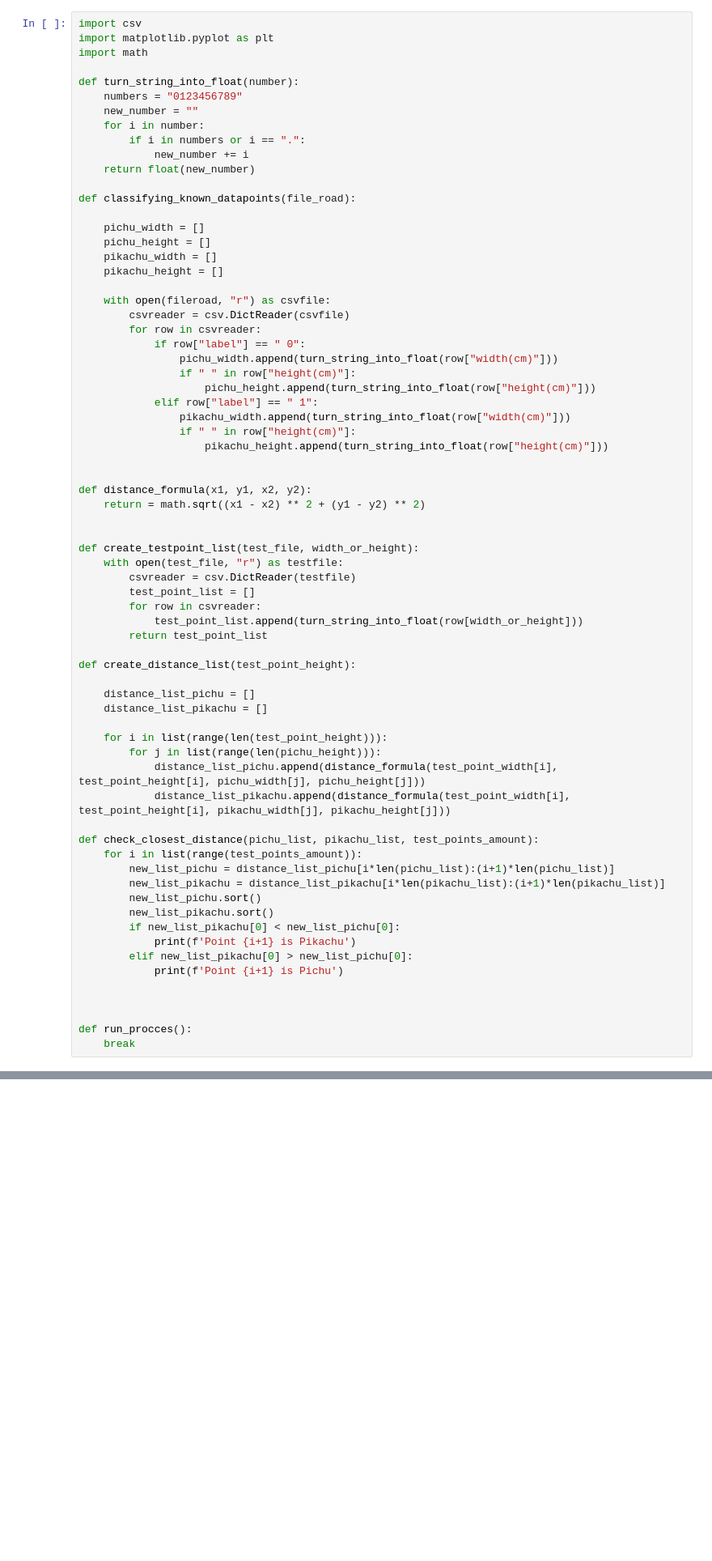
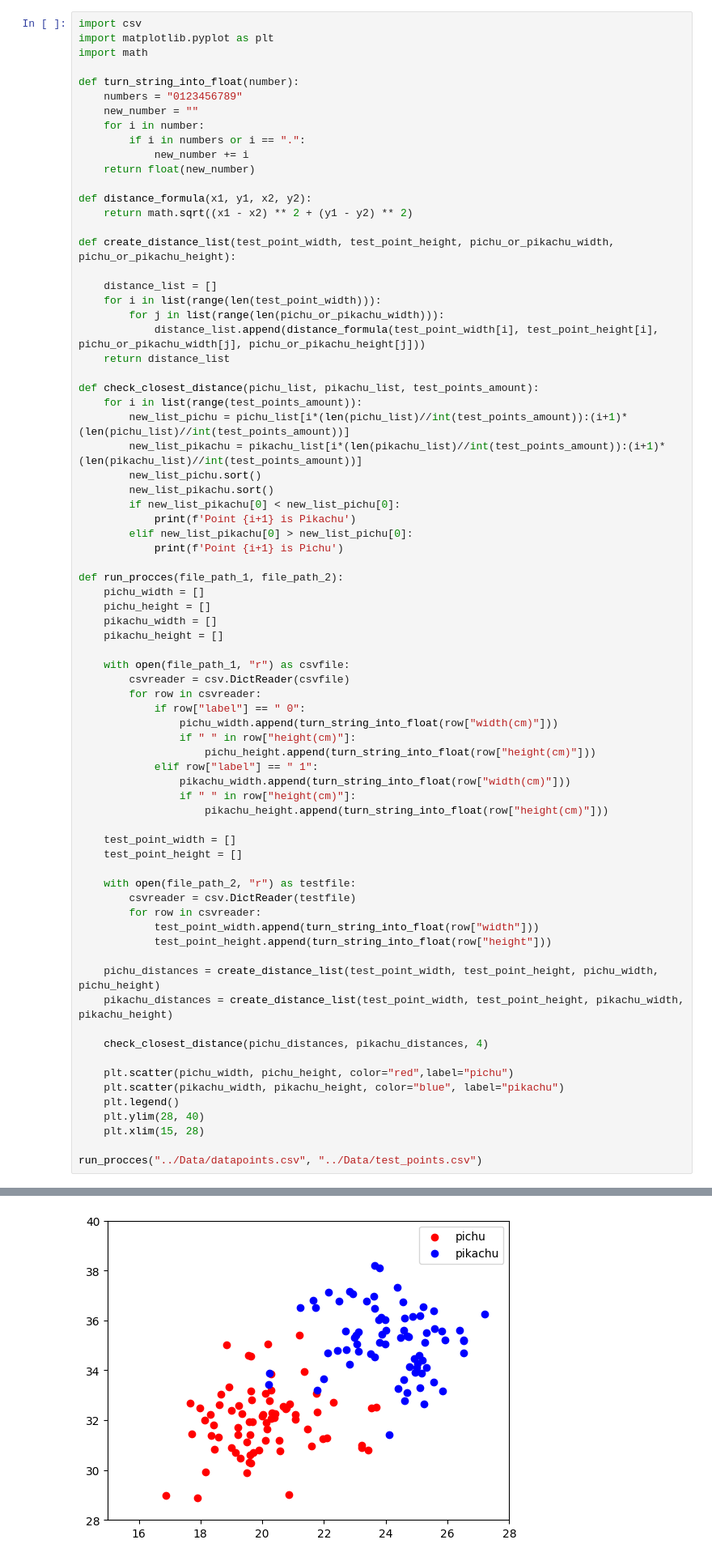
Before and after one commit to Zeepat/Python-Asajad-Hussein, a Jupyter notebook: Labs/labb_2.ipynb, the cells around one changed output, grey strips where cells are left out. Shown: that part at 81% size. Cells and saved outputs as stored; diff of their text form; blank space fills up the shorter version.

Commit message:
finished exercise 1 where a user can input a point

```diff
--- a/Labs/labb_2.ipynb
+++ b/Labs/labb_2.ipynb
@@ -78,14 +81,35 @@ def turn_string_into_float(number):
             new_number += i
     return float(new_number)
 
-def classifying_known_datapoints(file_road):
+def distance_formula(x1, y1, x2, y2):
+    return math.sqrt((x1 - x2) ** 2 + (y1 - y2) ** 2)
 
+def create_distance_list(test_point_width, test_point_height, pichu_or_pikachu_width, pichu_or_pikachu_height):
+
+    distance_list = []
+    for i in list(range(len(test_point_width))):
+        for j in list(range(len(pichu_or_pikachu_width))):
+            distance_list.append(distance_formula(test_point_width[i], test_point_height[i], pichu_or_pikachu_width[j], pichu_or_pikachu_height[j]))
+    return distance_list
+
+def check_closest_distance(pichu_list, pikachu_list, test_points_amount):
+    for i in list(range(test_points_amount)):
+        new_list_pichu = pichu_list[i*(len(pichu_list)//int(test_points_amount)):(i+1)*(len(pichu_list)//int(test_points_amount))]
+        new_list_pikachu = pikachu_list[i*(len(pikachu_list)//int(test_points_amount)):(i+1)*(len(pikachu_list)//int(test_points_amount))]
+        new_list_pichu.sort()
+        new_list_pikachu.sort()
+        if new_list_pikachu[0] < new_list_pichu[0]:
+            print(f'Point {i+1} is Pikachu')
+        elif new_list_pikachu[0] > new_list_pichu[0]:
+            print(f'Point {i+1} is Pichu')
+
+def run_procces(file_path_1, file_path_2):
     pichu_width = []
     pichu_height = []
     pikachu_width = []
     pikachu_height = []
 
-    with open(fileroad, "r") as csvfile:
+    with open(file_path_1, "r") as csvfile:
         csvreader = csv.DictReader(csvfile)
         for row in csvreader:
             if row["label"] == " 0":
@@ -97,41 +121,25 @@ def classifying_known_datapoints(file_road):
                 if " " in row["height(cm)"]:
                     pikachu_height.append(turn_string_into_float(row["height(cm)"]))
 
+    test_point_width = []
+    test_point_height = []
 
-def distance_formula(x1, y1, x2, y2):
-    return = math.sqrt((x1 - x2) ** 2 + (y1 - y2) ** 2)
+    with open(file_path_2, "r") as testfile:
+        csvreader = csv.DictReader(testfile)
+        for row in csvreader:
+            test_point_width.append(turn_string_into_float(row["width"]))
+            test_point_height.append(turn_string_into_float(row["height"]))
 
+    pichu_distances = create_distance_list(test_point_width, test_point_height, pichu_width, pichu_height)
+    pikachu_distances = create_distance_list(test_point_width, test_point_height, pikachu_width, pikachu_height)
 
-def create_testpoint_list(test_file, width_or_height):
-    with open(test_file, "r") as testfile:
-        csvreader = csv.DictReader(testfile)
-        test_point_list = []
-        for row in csvreader:
-            test_point_list.append(turn_string_into_float(row[width_or_height]))
-        return test_point_list
+    check_closest_distance(pichu_distances, pikachu_distances, 4)
 
-def create_distance_list(test_point_height):
+    plt.scatter(pichu_width, pichu_height, color="red",label="pichu")
+    plt.scatter(pikachu_width, pikachu_height, color="blue", label="pikachu")
+    plt.legend()
+    plt.ylim(28, 40)
+    plt.xlim(15, 28)
 
-    distance_list_pichu = []
-    distance_list_pikachu = []
-
-    for i in list(range(len(test_point_height))):
-        for j in list(range(len(pichu_height))):
-            distance_list_pichu.append(distance_formula(test_point_width[i], test_point_height[i], pichu_width[j], pichu_height[j]))
-            distance_list_pikachu.append(distance_formula(test_point_width[i], test_point_height[i], pikachu_width[j], pikachu_height[j]))
-
-def check_closest_distance(pichu_list, pikachu_list, test_points_amount):
-    for i in list(range(test_points_amount)):
-        new_list_pichu = distance_list_pichu[i*len(pichu_list):(i+1)*len(pichu_list)]
-        new_list_pikachu = distance_list_pikachu[i*len(pikachu_list):(i+1)*len(pikachu_list)]
-        new_list_pichu.sort()
-        new_list_pikachu.sort()
-        if new_list_pikachu[0] < new_list_pichu[0]:
-            print(f'Point {i+1} is Pikachu')
-        elif new_list_pikachu[0] > new_list_pichu[0]:
-            print(f'Point {i+1} is Pichu')
-
-
-
-def run_procces():
-    break
+run_procces("../Data/datapoints.csv", "../Data/test_points.csv")
+# %% [output]
@@ -137,0 +150 @@ def run_procces():
+[figure, added]
```
Also changed, not shown: parts of 6 cells of this notebook.
